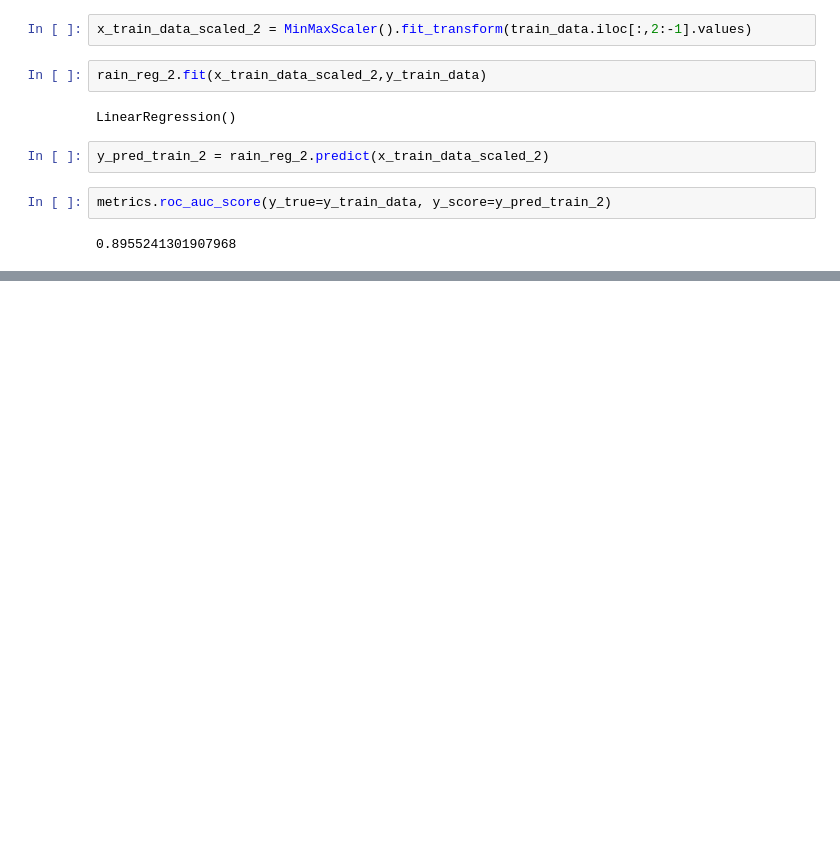
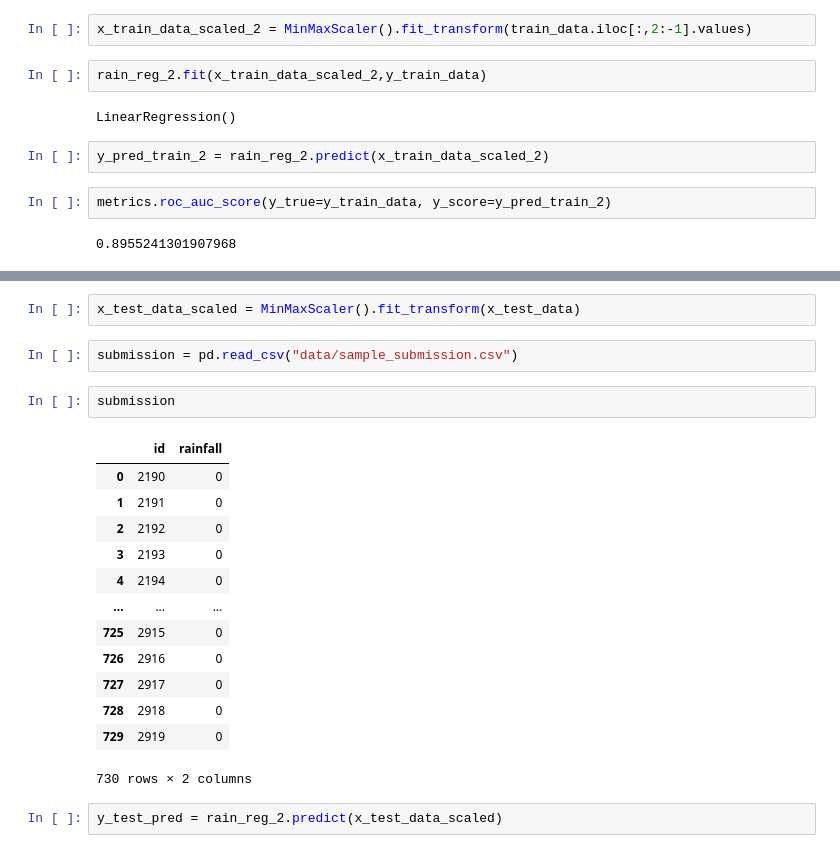
Before and after one commit to vivekkr1809/kaggle_playground, a Jupyter notebook: S5Ep3/notebook.ipynb, the cells around one changed output, grey strips where cells are left out. Drawn from its saved outputs; the diff is of its cells as text; blank space fills up the shorter version.

Commit message:
first submission simple reg

```diff
--- a/S5Ep3/notebook.ipynb
+++ b/S5Ep3/notebook.ipynb
@@ -95,0 +238,22 @@ metrics.roc_auc_score(y_true=y_train_data, y_score=y_pred_train_2)
+# %%
+x_test_data_scaled = MinMaxScaler().fit_transform(x_test_data)
+# %%
+submission = pd.read_csv("data/sample_submission.csv")
+# %%
+submission
+# %% [output]
+|  | id | rainfall |
+| 0 | 2190 | 0 |
+| 1 | 2191 | 0 |
+| 2 | 2192 | 0 |
+| 3 | 2193 | 0 |
+| 4 | 2194 | 0 |
+| ... | ... | ... |
+| 725 | 2915 | 0 |
+| 726 | 2916 | 0 |
+| 727 | 2917 | 0 |
+| 728 | 2918 | 0 |
+| 729 | 2919 | 0 |
+730 rows × 2 columns
+# %%
+y_test_pred = rain_reg_2.predict(x_test_data_scaled)
```
Also changed, not shown: parts of 24 cells of this notebook.
